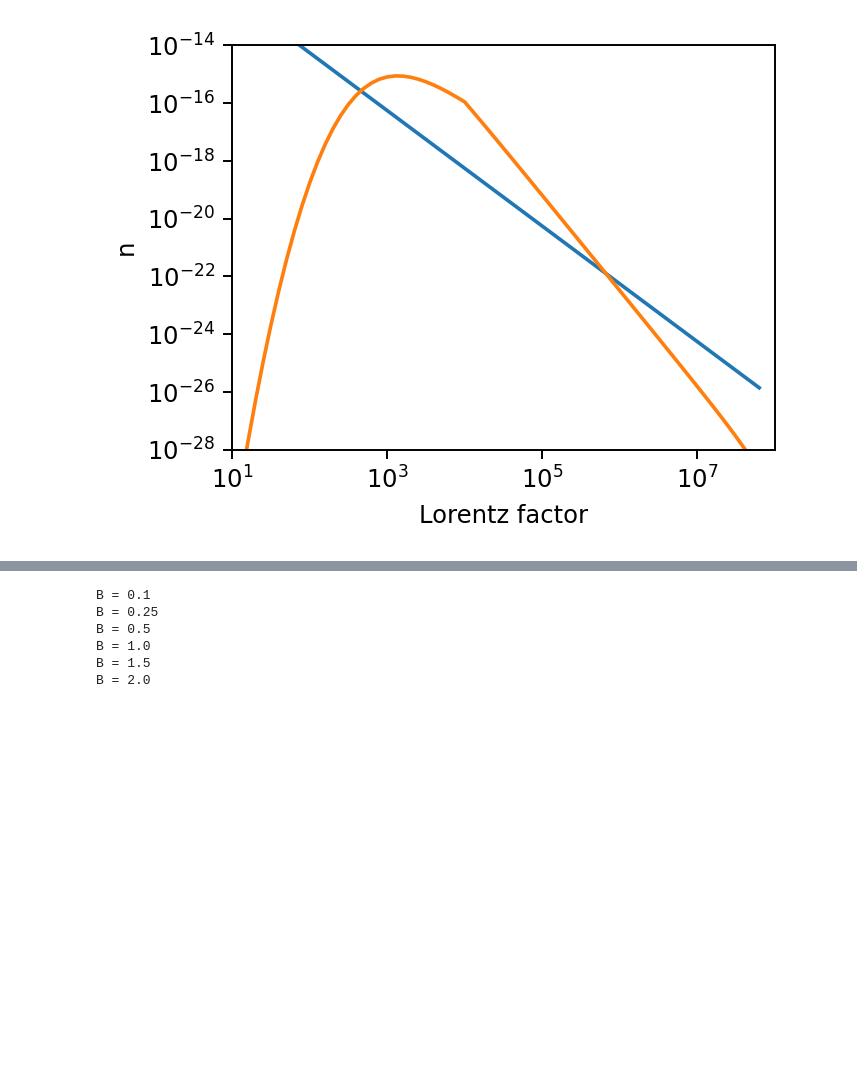
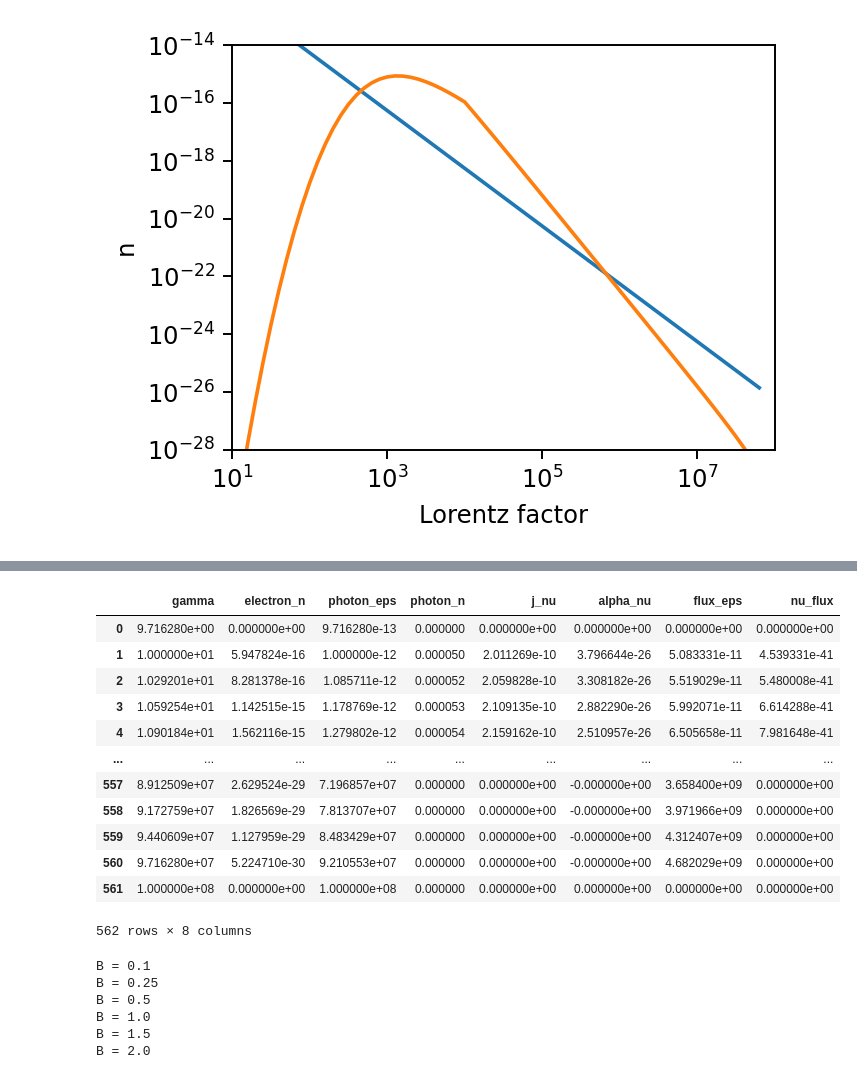
Before and after one commit to me623/Mphys_modelling, a Jupyter notebook: python_notebooks/plotting_new_file_structure.ipynb, the cells around one changed output, grey strips where cells are left out. Saved outputs shown, nothing was run; the diff lists cells and outputs as text; code cells hidden in the pictures; blank space fills up the shorter version.

```diff
--- a/python_notebooks/plotting_new_file_structure.ipynb
+++ b/python_notebooks/plotting_new_file_structure.ipynb
@@ -1385,3 +1376,19 @@ B = 2.0
+# %%
+df
+# %% [output]
+|  | gamma | electron_n | photon_eps | photon_n | j_nu | alpha_nu | flux_eps | nu_flux |
+| 0 | 9.716280e+00 | 0.000000e+00 | 9.716280e-13 | 0.000000 | 0.000000e+00 | 0.000000e+00 | 0.000000e+00 | 0.000000e+00 |
+| 1 | 1.000000e+01 | 5.947824e-16 | 1.000000e-12 | 0.000050 | 2.011269e-10 | 3.796644e-26 | 5.083331e-11 | 4.539331e-41 |
+| 2 | 1.029201e+01 | 8.281378e-16 | 1.085711e-12 | 0.000052 | 2.059828e-10 | 3.308182e-26 | 5.519029e-11 | 5.480008e-41 |
+| 3 | 1.059254e+01 | 1.142515e-15 | 1.178769e-12 | 0.000053 | 2.109135e-10 | 2.882290e-26 | 5.992071e-11 | 6.614288e-41 |
+| 4 | 1.090184e+01 | 1.562116e-15 | 1.279802e-12 | 0.000054 | 2.159162e-10 | 2.510957e-26 | 6.505658e-11 | 7.981648e-41 |
+| ... | ... | ... | ... | ... | ... | ... | ... | ... |
+| 557 | 8.912509e+07 | 2.629524e-29 | 7.196857e+07 | 0.000000 | 0.000000e+00 | -0.000000e+00 | 3.658400e+09 | 0.000000e+00 |
+| 558 | 9.172759e+07 | 1.826569e-29 | 7.813707e+07 | 0.000000 | 0.000000e+00 | -0.000000e+00 | 3.971966e+09 | 0.000000e+00 |
+| 559 | 9.440609e+07 | 1.127959e-29 | 8.483429e+07 | 0.000000 | 0.000000e+00 | -0.000000e+00 | 4.312407e+09 | 0.000000e+00 |
+| 560 | 9.716280e+07 | 5.224710e-30 | 9.210553e+07 | 0.000000 | 0.000000e+00 | -0.000000e+00 | 4.682029e+09 | 0.000000e+00 |
+| 561 | 1.000000e+08 | 0.000000e+00 | 1.000000e+08 | 0.000000 | 0.000000e+00 | 0.000000e+00 | 0.000000e+00 | 0.000000e+00 |
+562 rows × 8 columns
 # %%
 # Example usage with optional fontsize
 files = ["B 100.csv", "B 250.csv", "B 500.csv",
```
Also changed, not shown: parts of 5 cells of this notebook, 13 other files.
